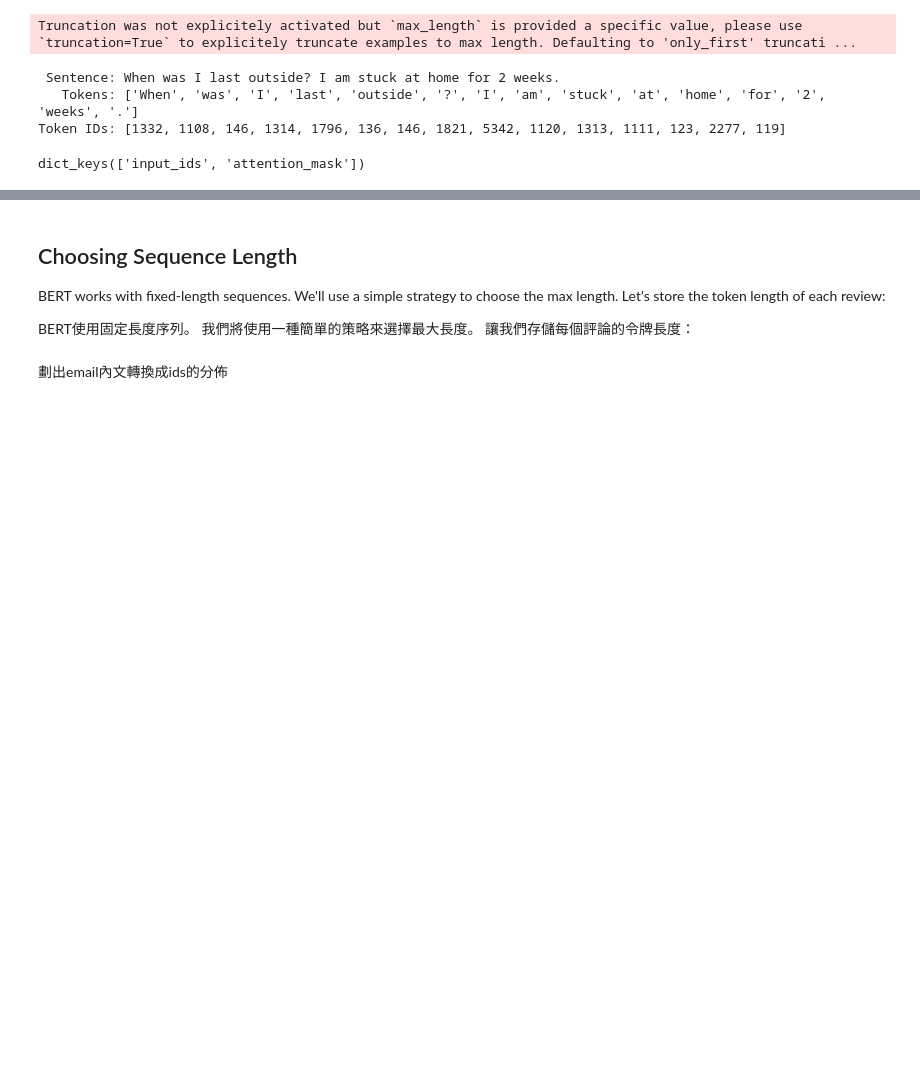
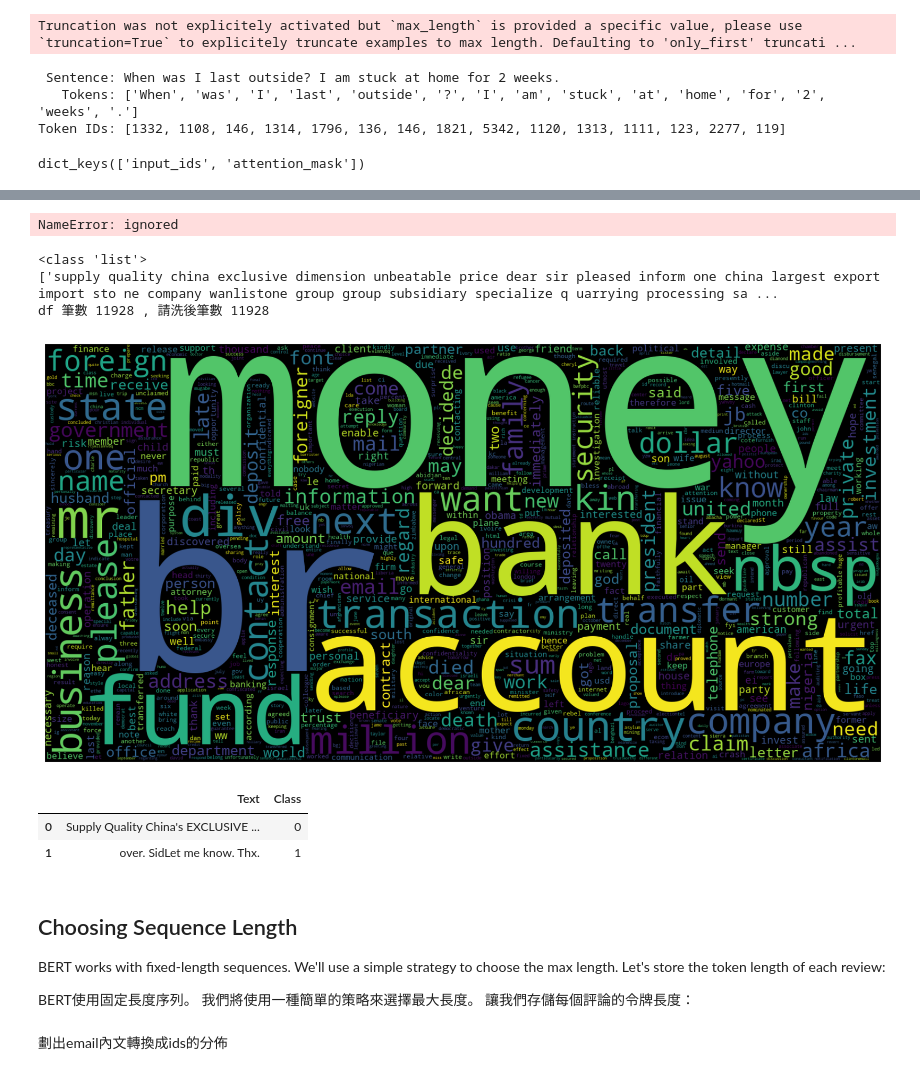
Before and after one commit to swguo/Fraud-Email-Analysis-with-BERT, a Jupyter notebook: Fraud_Email_Analysis_with_BERT.ipynb, the cells around one changed output, grey strips where cells are left out. Saved outputs shown, nothing was run; the diff lists cells and outputs as text; code cells hidden in the pictures; blank space fills up the shorter version.

```diff
--- a/Fraud_Email_Analysis_with_BERT.ipynb
+++ b/Fraud_Email_Analysis_with_BERT.ipynb
@@ -212,3 +269,35 @@ dict_keys(['input_ids', 'attention_mask'])
+# %%
+pre = Preprocessor(df['Text']).text_cleaner()
+# %% [output]
+NameError: ignored
+# %%
+print(type(pre))
+print(pre[:4]) #取前4筆看一下清洗結果
+print(("df 筆數 {} , 請洗後筆數 {}").format(df.Text.count(),len(pre)))
+# %% [output]
+<class 'list'>
+['supply quality china exclusive dimension unbeatable price dear sir pleased inform one china largest export import sto ne company wanlistone group group subsidiary specialize q uarrying processing sa ...
+df 筆數 11928 , 請洗後筆數 11928
+# %%
+
+words = pre
+plt.figure(figsize = (15,15))
+word_cloud  = WordCloud(max_words = 1000 , width = 1600 , height = 800,
+               collocations=False).generate(" ".join(words))
+plt.imshow(word_cloud,interpolation='bilinear')
+plt.axis('off')
+plt.show()
+# %% [output]
+[figure, added]
+# %%
+df.head(2)
+for
+df.iloc[0,1]=0
+df.head(2)
+# %% [output]
+|  | Text | Class |
+| 0 | Supply Quality China's EXCLUSIVE ... | 0 |
+| 1 | over. SidLet me know. Thx. | 1 |
 # %% [markdown]
 ## Choosing Sequence Length
 BERT works with fixed-length sequences. We'll use a simple strategy to choose the max length. Let's store the token length of each review:
```
Also changed, not shown: parts of 16 cells of this notebook.
